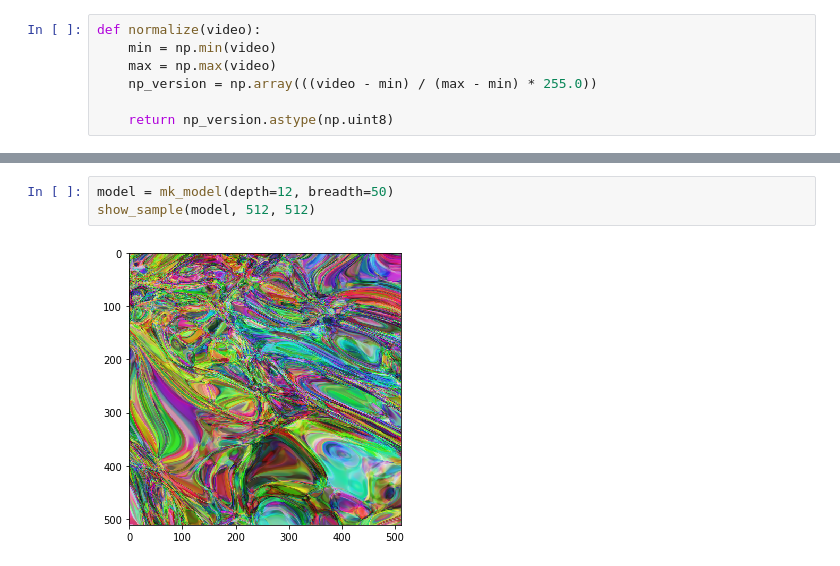
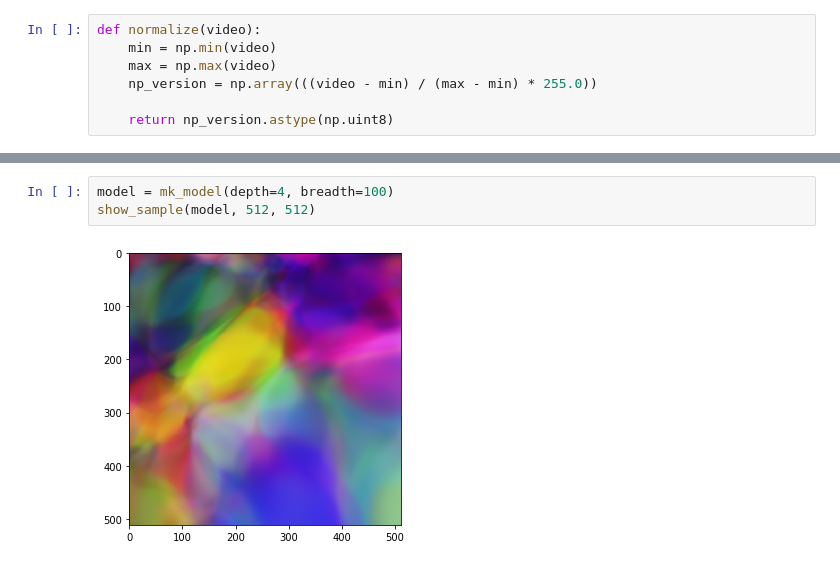
Before and after one commit to ichko/ml-playground, a Jupyter notebook: notebooks/cppn_upscaling.ipynb, the cells around one changed output, grey strips where cells are left out. Saved outputs shown, nothing was run; the diff lists cells and outputs as text.

```diff
--- a/notebooks/cppn_upscaling.ipynb
+++ b/notebooks/cppn_upscaling.ipynb
@@ -149,6 +149,6 @@ show_sample(model, 512, 512, s=10)
 # %%
-model = mk_model(depth=12, breadth=50)
+model = mk_model(depth=4, breadth=100)
 show_sample(model, 512, 512)
 # %% [output]
-[figure, old version]
+[figure, new version]
 # %%
```
Also changed, not shown: parts of 6 cells of this notebook, 1 other file.
